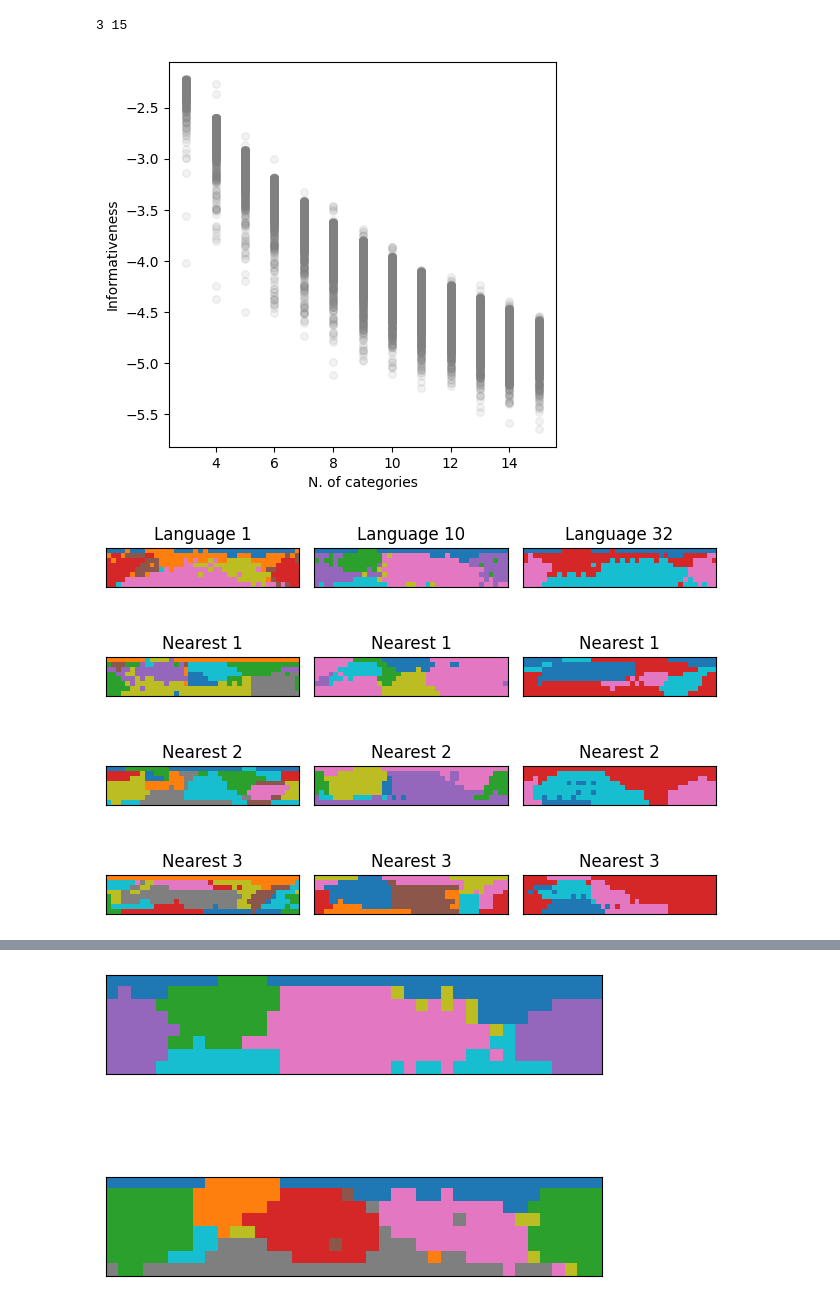
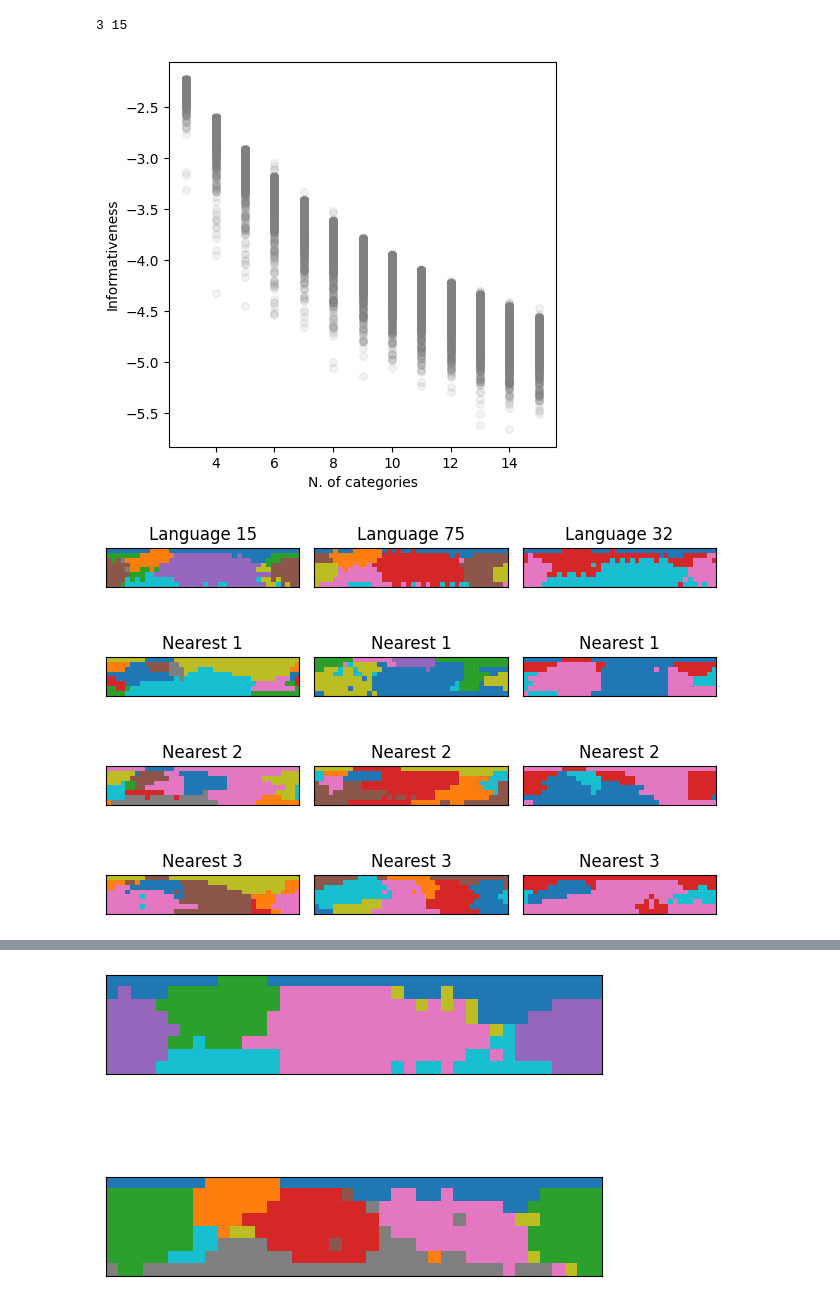
Before and after one commit to alexeykosh/2024-convexity-efficient-communication, a Jupyter notebook: color_split_v2.ipynb, the cells around one changed output, grey strips where cells are left out. Cells and saved outputs as stored; diff of their text form; code cells hidden in the pictures.

```diff
--- a/color_split_v2.ipynb
+++ b/color_split_v2.ipynb
@@ -72,0 +73,38 @@ for j, conn in enumerate(conn_values):
+# %%
+# plot 4 x 4 possible color clusters with parameter smooth in [0.1, 0.25, 0.5, 1] and conn in [0.1, 0.25, 0.5, 1]
+fig, ax = plt.subplots(5, 5, figsize=(10, 4))
+
+smooth_values = [0.05, 0.25, 0.5, 0.75, 1]
+conn_values = [0.0005, 0.001, 0.01, 0.1, 1]
+conn_values = [_ for _ in reversed(conn_values)]
+
+for i, smooth in enumerate(smooth_values):
+    for j, conn in enumerate(conn_values):
+        a = ConvexCluster(X = np.zeros((8, 40)),
+                         d = 1.5,
+                         N = 7,
+                         s = smooth,
+                         c = conn,
+                         coords=cielab_list,
+                         reverse_labels=cielab_dict_r)
+        labels = a.run()
+        ax[i, j].imshow(labels,
+                        cmap='tab20',
+                        interpolation='none')
+        ax[i, j].set_xticks([])
+        ax[i, j].set_yticks([])
+        ax[i, j].set_title(f'{a.degree_of_convexity():.2f}')
+        # ax[i, j].set_title(f'MDL = {mdl(labels):.2f}')
+
+# Label the conn values on the y-axis
+for i, conn in enumerate(conn_values):
+    ax[i, 0].set_ylabel('c = ' + str(conn), fontsize=8)
+
+# Label the smooth values on the x-axis
+for j, smooth in enumerate(smooth_values):
+    ax[4, j].set_xlabel('s = ' + str(smooth), fontsize=8)
+
+plt.tight_layout()
+# save the plot as pdf
+plt.savefig('figures/convex_clusters.pdf')
+plt.show()
@@ -73,7 +113,7 @@ for j, conn in enumerate(conn_values):
 # %%
 def generate_grid(n, n_low, n_high, d = 2, X = 10, Y = 10):
     s_values = np.random.uniform(0.8, 1, n)
-    c_values = np.random.uniform(0, 0.05, n)
+    c_values = np.random.uniform(0, 0.1, n)
 
     mdl_values = []
     conv_values = []
@@ -104,7 +144,7 @@ def generate_grid(n, n_low, n_high, d = 2, X = 10, Y = 10):
 
     return mdl_values, conv_values, cost_values, categ, param_dict, lgs
 # %%
-results = generate_grid(n = 20000,
+results = generate_grid(n = 30000,
                         d = 2,
                         X = 8,
                         Y = 40,
@@ -332,7 +372,7 @@ plt.xlabel('N. of categories')
 # plt.yscale('log')
 plt.show()
 # %% [output]
-[figure, old version]
+[figure, new version]
 # %%
 def plot_n_neighbours(idx_list, n):
     k = len(idx_list)  # Number of indices in the list
@@ -362,9 +402,9 @@ def plot_n_neighbours(idx_list, n):
     plt.tight_layout()
     plt.show()
 # %%
-plot_n_neighbours([1, 10, 32], 4)
+plot_n_neighbours([15, 75, 32], 4)
 # %% [output]
-[figure, old version]
+[figure, new version]
 # %%
 # plot lgs in th epareto front
 fig, ax = plt.subplots(5, 1)
```
Also changed, not shown: parts of 8 cells of this notebook, 1 other file.
